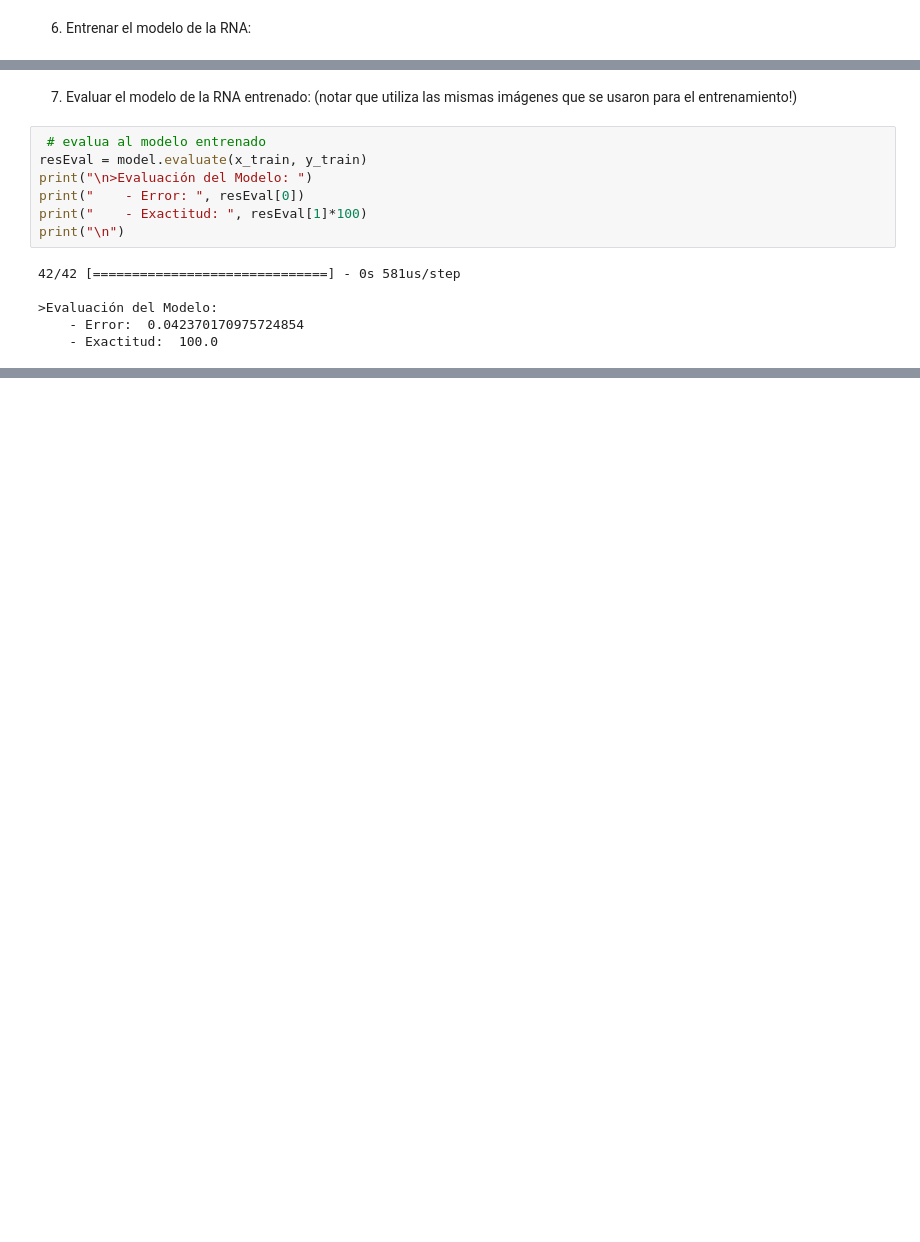
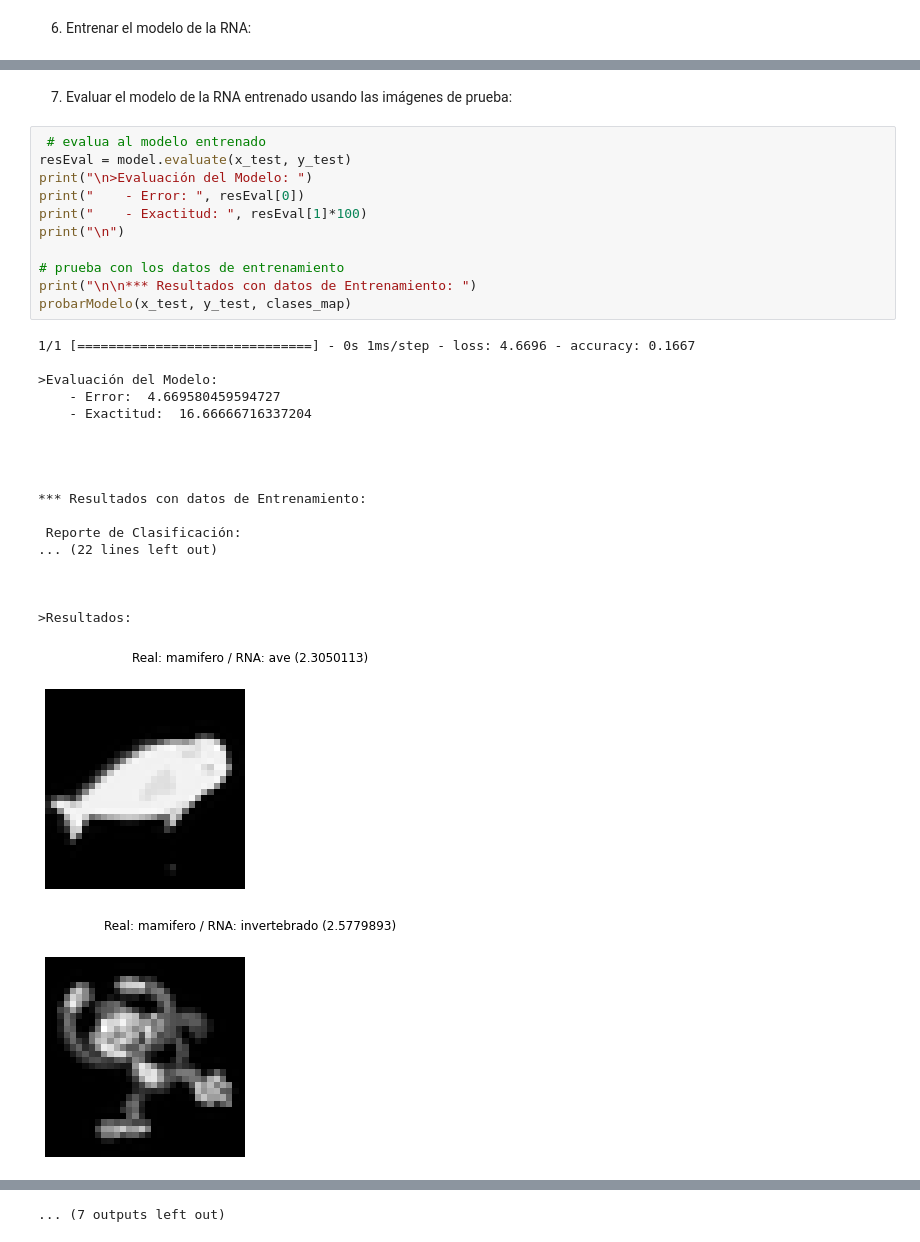
Before and after one commit to PGP-MachineLearning/demoIA, a Jupyter notebook: RNA MLP Imag ANIMALES.ipynb, the cells around one changed output, grey strips where cells are left out. Drawn from its saved outputs; the diff is of its cells as text; blank space fills up the shorter version.

```diff
--- a/RNA MLP Imag ANIMALES.ipynb
+++ b/RNA MLP Imag ANIMALES.ipynb
@@ -223,16 +356,33 @@ Epoch 100/100
 # %% [markdown]
-7) Evaluar el modelo de la RNA entrenado:
-   (notar que utiliza las mismas imágenes que se usaron para el entrenamiento!)
+7) Evaluar el modelo de la RNA entrenado usando las imágenes de prueba:
 # %%
  # evalua al modelo entrenado
-resEval = model.evaluate(x_train, y_train)
+resEval = model.evaluate(x_test, y_test)
 print("\n>Evaluación del Modelo: ")
 print("    - Error: ", resEval[0])
 print("    - Exactitud: ", resEval[1]*100)
 print("\n")
+
+# prueba con los datos de entrenamiento
+print("\n\n*** Resultados con datos de Entrenamiento: ")
+probarModelo(x_test, y_test, clases_map)
 # %% [output]
-42/42 [==============================] - 0s 581us/step
+1/1 [==============================] - 0s 1ms/step - loss: 4.6696 - accuracy: 0.1667
 
 >Evaluación del Modelo:
-    - Error:  0.042370170975724854
-    - Exactitud:  100.0
+    - Error:  4.669580459594727
+    - Exactitud:  16.66666716337204
+
+
+
+
+*** Resultados con datos de Entrenamiento:
+
+ Reporte de Clasificación:
+... (22 lines left out)
+
+
+
+>Resultados:
+[figure, added]
+[figure, added]
@@ -238,0 +398 @@ print("\n")
+... (7 outputs left out)
```
Also changed, not shown: parts of 11 cells of this notebook, 2 other files.
